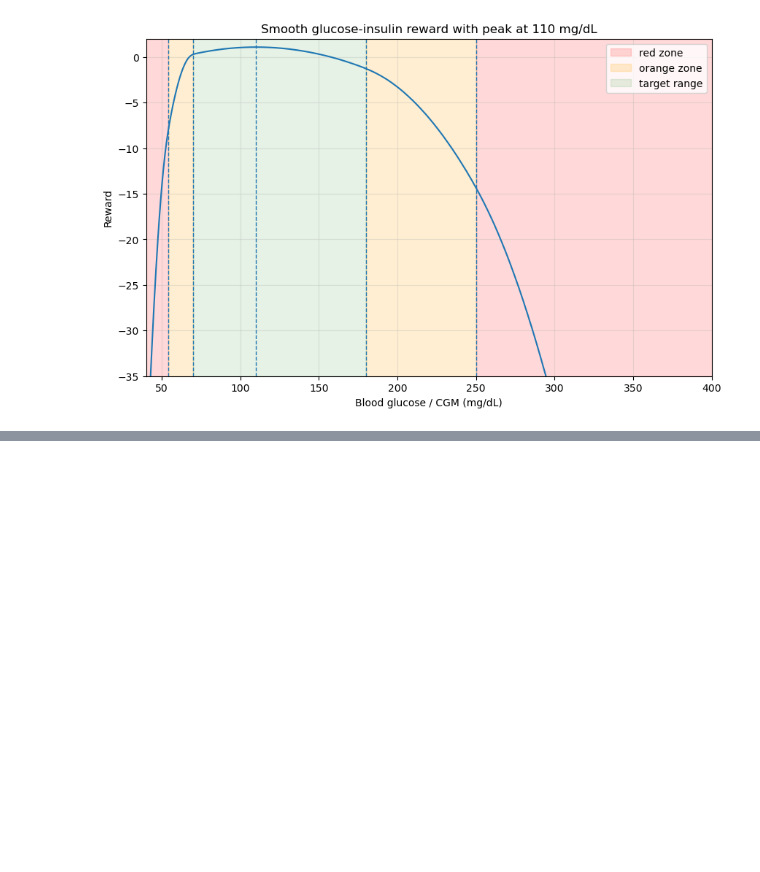
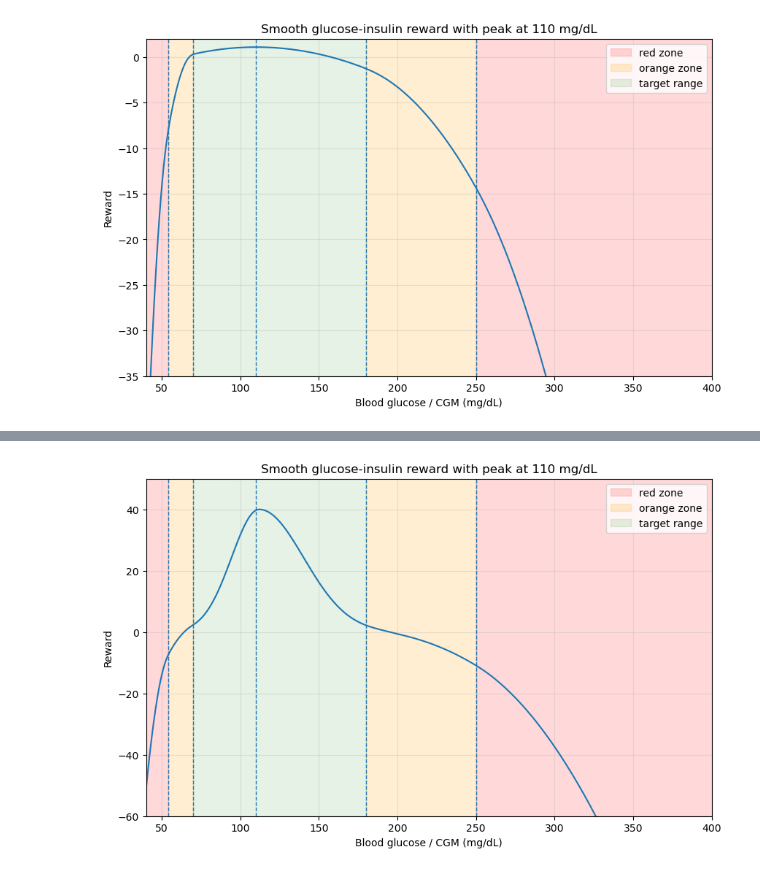
Before and after one commit to SofieElving/GGSpeciale, a Jupyter notebook: simglucose/reward_plots.ipynb, the cells around one changed output, grey strips where cells are left out. Drawn from its saved outputs; the diff is of its cells as text; code cells hidden in the pictures; blank space fills up the shorter version.

Commit message:
added new reward function

```diff
--- a/simglucose/reward_plots.ipynb
+++ b/simglucose/reward_plots.ipynb
@@ -370,0 +295,82 @@ plt.show()
+# %%
+import numpy as np
+import matplotlib.pyplot as plt
+
+
+def softplus(z, sharpness=11.0):
+    z = np.asarray(z)
+    return np.log1p(np.exp(sharpness * z)) / sharpness
+
+
+def smooth_glucose_insulin_reward(
+    bg: float,
+    insulin: float,
+    raw_insulin: float,
+    max_insulin_action: float = 6.0,
+) -> float:
+    bg = float(bg)
+    insulin = float(insulin)
+    raw_insulin = float(raw_insulin)
+
+    # Peak at 110 mg/dL
+    # Right-skewed reward curve around target
+    target = 112.0
+
+    if bg <= target:
+        target_reward = 40 * np.exp(-((bg - target) / 25.0) ** 2)
+    else:
+        target_reward = 40 * np.exp(-((bg - target) / 40.0) ** 2)
+
+    # Smoothly increasing penalties
+    low_penalty = 3.0 * softplus((70.0 - bg) / 10.0) ** 2
+    severe_low_penalty = 6.0 * softplus((54.0 - bg) / 7.0) ** 2
+
+    high_penalty = 2 * softplus((bg - 180.0) / 30.0) ** 2
+    severe_high_penalty = 0.7 * softplus((bg - 250.0) / 18.0) ** 2
+
+
+    return float(
+        target_reward
+        - low_penalty
+        - severe_low_penalty
+        - high_penalty
+        - severe_high_penalty
+    )
+
+
+# Plot
+bgs = np.linspace(40, 400, 1200)
+
+plt.figure(figsize=(10, 6))
+
+for raw_insulin in [6]:
+    rewards = [
+        smooth_glucose_insulin_reward(
+            bg=bg,
+            insulin=min(raw_insulin, 6),
+            raw_insulin=raw_insulin,
+        )
+        for bg in bgs
+    ]
+    plt.plot(bgs, rewards)#, label=f"raw insulin = {raw_insulin}")
+
+# Safety regions
+plt.axvspan(40, 54, color="red", alpha=0.15, label="red zone")
+plt.axvspan(54, 70, color="orange", alpha=0.18, label="orange zone")
+plt.axvspan(70, 180, color="green", alpha=0.10, label="target range")
+plt.axvspan(180, 250, color="orange", alpha=0.18)
+plt.axvspan(250, 400, color="red", alpha=0.15)
+
+for boundary in [54, 70, 110, 180, 250]:
+    plt.axvline(boundary, linestyle="--", linewidth=1)
+
+plt.title("Smooth glucose-insulin reward with peak at 110 mg/dL")
+plt.xlabel("Blood glucose / CGM (mg/dL)")
+plt.ylabel("Reward")
+plt.xlim(40, 400)
+plt.ylim(-60, 50)
+plt.grid(True, alpha=0.3)
+plt.legend()
+plt.show()
+# %% [output]
+[figure, added]
```
Also changed, not shown: parts of 1 cell of this notebook, 2 other files.
